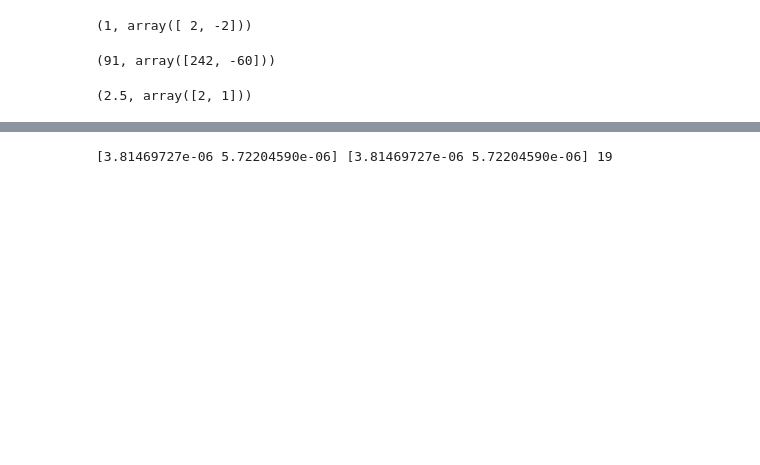
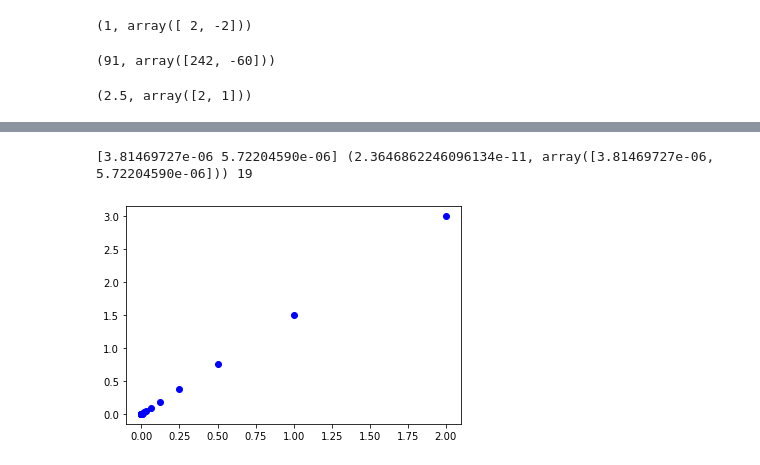
Before and after one commit to ValentinLassaigne/NLP, a Jupyter notebook: TP_Optim_NLP1.ipynb, the cells around one changed output, grey strips where cells are left out. Saved outputs shown, nothing was run; the diff lists cells and outputs as text; code cells hidden in the pictures; blank space fills up the shorter version.

```diff
--- a/TP_Optim_NLP1.ipynb
+++ b/TP_Optim_NLP1.ipynb
@@ -35,9 +33,9 @@ oracle2(x,2)
 # %%
 def oracle3(x, mode):
     if mode==1:
-        return 1/2 * sum(x[i]**2 for i in range(len(x)))
+        return 1/2 * np.dot(x,x)
     if mode==2:
-        return 1/2 * sum(x[i]**2 for i in range(len(x))), np.array(x)
+        return 1/2 * np.dot(x,x) , np.array(x)
     if mode==3:
         return np.array(x)
 # %%
@@ -101,9 +96,10 @@ invalid value encountered in double_scalars
 # %%
-x0=[2,3]
+x0=np.array([2,3])
 oracle = oracle3
 methode_gradient(oracle, x0)
 # %% [output]
-[3.81469727e-06 5.72204590e-06] [3.81469727e-06 5.72204590e-06] 19
+[3.81469727e-06 5.72204590e-06] (2.3646862246096134e-11, array([3.81469727e-06, 5.72204590e-06])) 19
+[figure, added]
 # %%
 x0=[i for i in range(10)]
 oracle = oracle3
```
Also changed, not shown: parts of 28 cells of this notebook.
